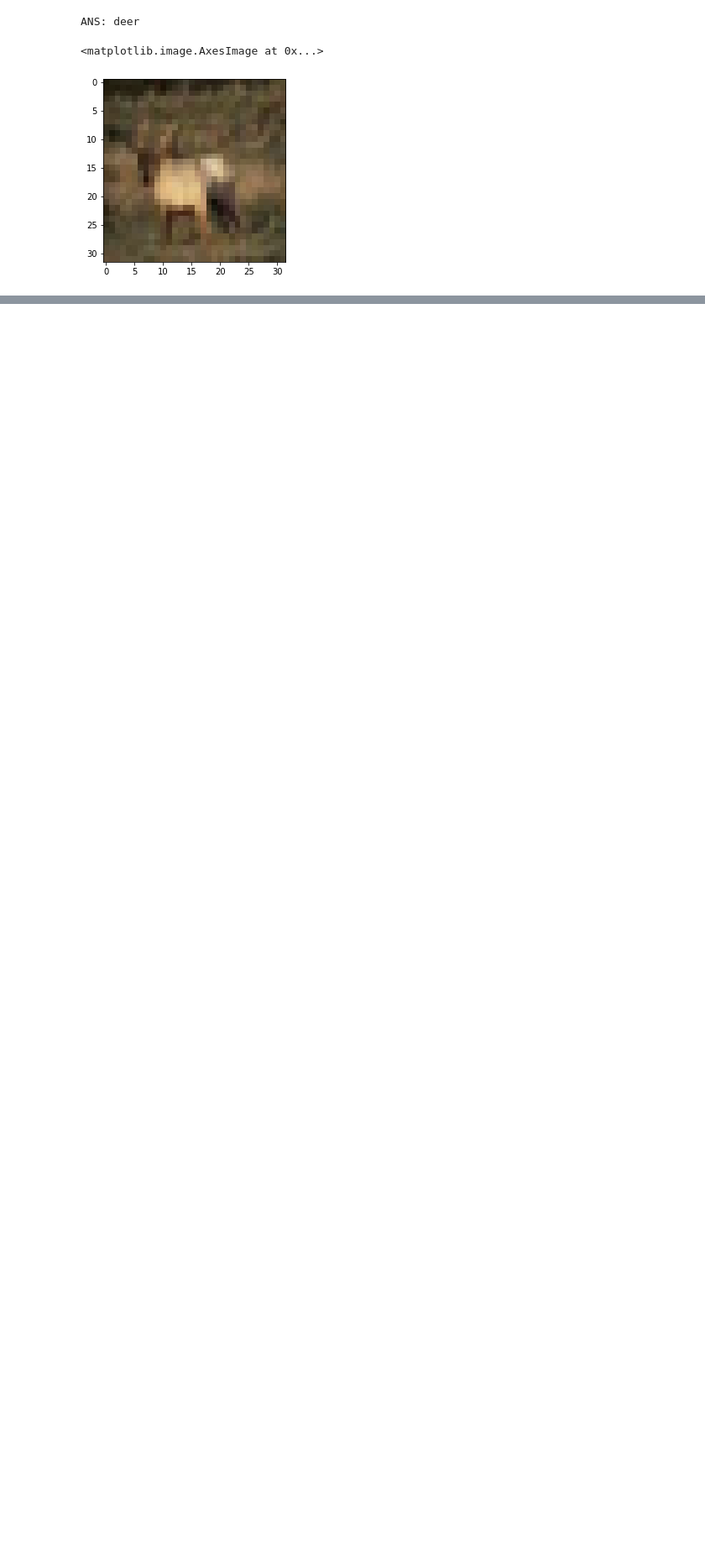
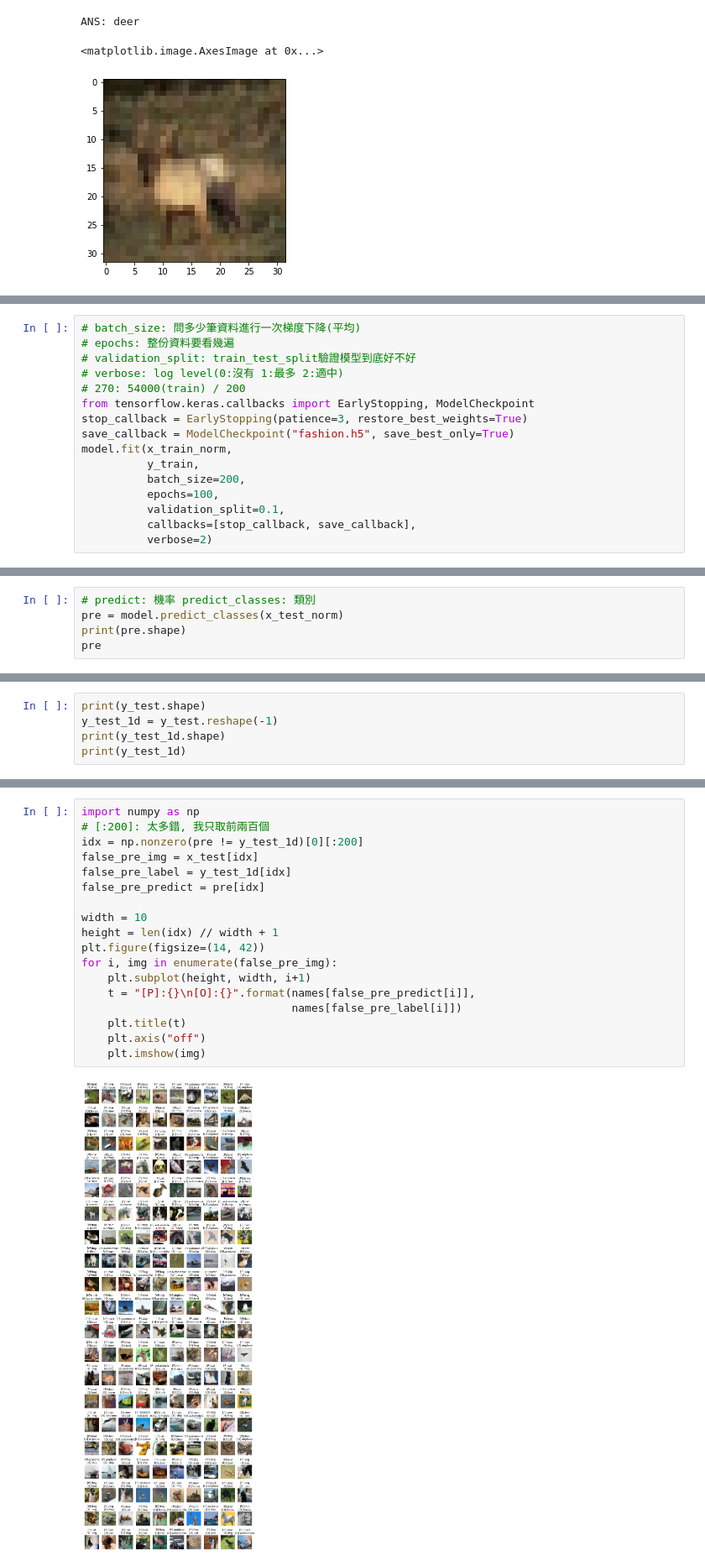
Before and after one commit to Elwing-Chou/ML0407, a Jupyter notebook: cifar10.ipynb, the cells around one changed output, grey strips where cells are left out. Shown at 84% size. Cells and saved outputs as stored; diff of their text form; blank space fills up the shorter version.

```diff
--- a/cifar10.ipynb
+++ b/cifar10.ipynb
@@ -94,0 +103,16 @@ _________________________________________________________________
+# %%
+# batch_size: 問多少筆資料進行一次梯度下降(平均)
+# epochs: 整份資料要看幾遍
+# validation_split: train_test_split驗證模型到底好不好
+# verbose: log level(0:沒有 1:最多 2:適中)
+# 270: 54000(train) / 200
+from tensorflow.keras.callbacks import EarlyStopping, ModelCheckpoint
+stop_callback = EarlyStopping(patience=3, restore_best_weights=True)
+save_callback = ModelCheckpoint("fashion.h5", save_best_only=True)
+model.fit(x_train_norm,
+          y_train,
+          batch_size=200,
+          epochs=100,
+          validation_split=0.1,
+          callbacks=[stop_callback, save_callback],
+          verbose=2)
@@ -94,0 +143,5 @@ _________________________________________________________________
+# %%
+# predict: 機率 predict_classes: 類別
+pre = model.predict_classes(x_test_norm)
+print(pre.shape)
+pre
@@ -94,0 +151,5 @@ _________________________________________________________________
+# %%
+print(y_test.shape)
+y_test_1d = y_test.reshape(-1)
+print(y_test_1d.shape)
+print(y_test_1d)
@@ -94,0 +160,20 @@ _________________________________________________________________
+# %%
+import numpy as np
+# [:200]: 太多錯, 我只取前兩百個
+idx = np.nonzero(pre != y_test_1d)[0][:200]
+false_pre_img = x_test[idx]
+false_pre_label = y_test_1d[idx]
+false_pre_predict = pre[idx]
+
+width = 10
+height = len(idx) // width + 1
+plt.figure(figsize=(14, 42))
+for i, img in enumerate(false_pre_img):
+    plt.subplot(height, width, i+1)
+    t = "[P]:{}\n[O]:{}".format(names[false_pre_predict[i]],
+                                names[false_pre_label[i]])
+    plt.title(t)
+    plt.axis("off")
+    plt.imshow(img)
+# %% [output]
+[figure, added]
```
Also changed, not shown: parts of 9 cells of this notebook.
